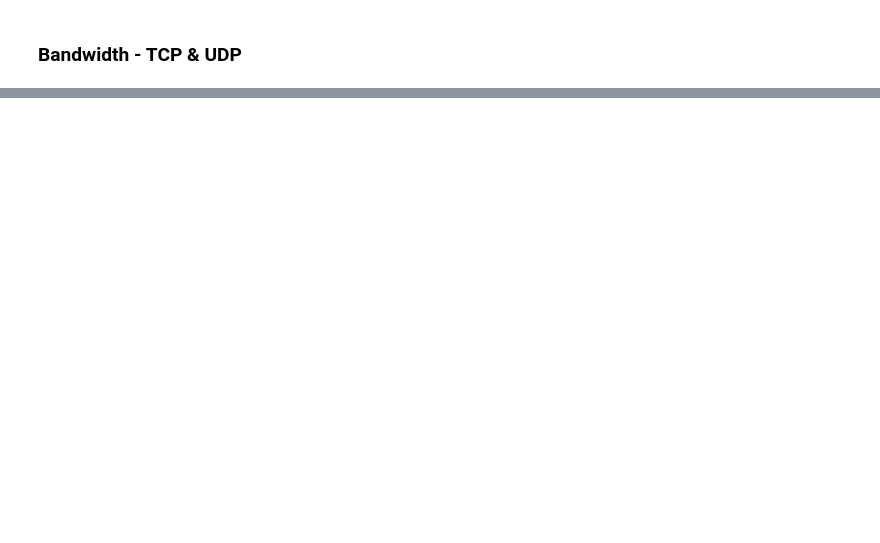
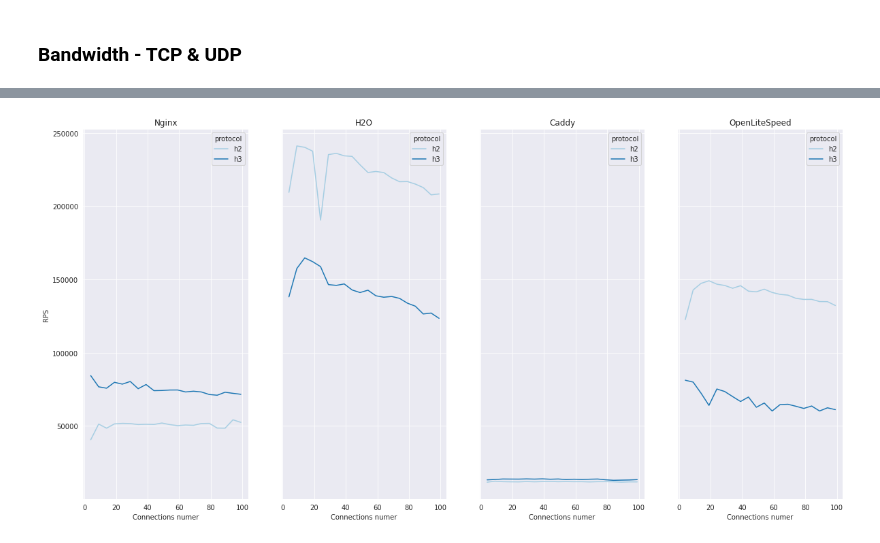
Before and after one commit to antoniszczepanik/quic-performance, a Jupyter notebook: client/analysis.ipynb, the cells around one changed output, grey strips where cells are left out. Drawn from its saved outputs; the diff is of its cells as text; code cells hidden in the pictures; blank space fills up the shorter version.

```diff
--- a/client/analysis.ipynb
+++ b/client/analysis.ipynb
@@ -244,0 +272,19 @@ rps test h3 - Nginx
+# %%
+data_rps = {
+    "server": [],
+    "rps": [],
+    "protocol": [],
+    "client_n": [],
+}
+
+for server in servers:
+    for protocol in ("h2", "h3"):
+        print(f"rps test {protocol} - {server['name']}")
+        for client_number in range(1, 101, 1):
+            res = !h2load -D5s -t 1 -c 1 -m 100 --npn-list={protocol} https://{server['ip']}/index.html
+            data_rps['server'].append(server['name'])
+            data_rps['rps'].append(get_rps(res))
+            data_rps['protocol'].append(protocol)
+            data_rps['client_n'].append(client_number)
+            print(f"{get_rps(res)} req/s (succ: {get_success_pct(res):.3f})")
+        print(f"Finished geting measurements for {server} {protocol}")
@@ -244,0 +309,13 @@ rps test h3 - Nginx
+# %%
+df = pd.DataFrame(data_rps)
+f, axs = plt.subplots(1,len(servers),
+                      figsize=(20,10),
+                      sharey=True)
+for i, server in enumerate(servers):
+    df_s = df[df['server'] == server['name']]
+    sns.set_style("darkgrid")
+    sns.lineplot(x="client_n", y="rps", hue="protocol", data=df_s, palette="Paired", ax=axs[i]).set(title=server['name'], xlabel="Connections numer", ylabel="RPS")
+
+plt.show()
+# %% [output]
+[figure, added]
```
Also changed, not shown: parts of 18 cells of this notebook, 1 other file.
